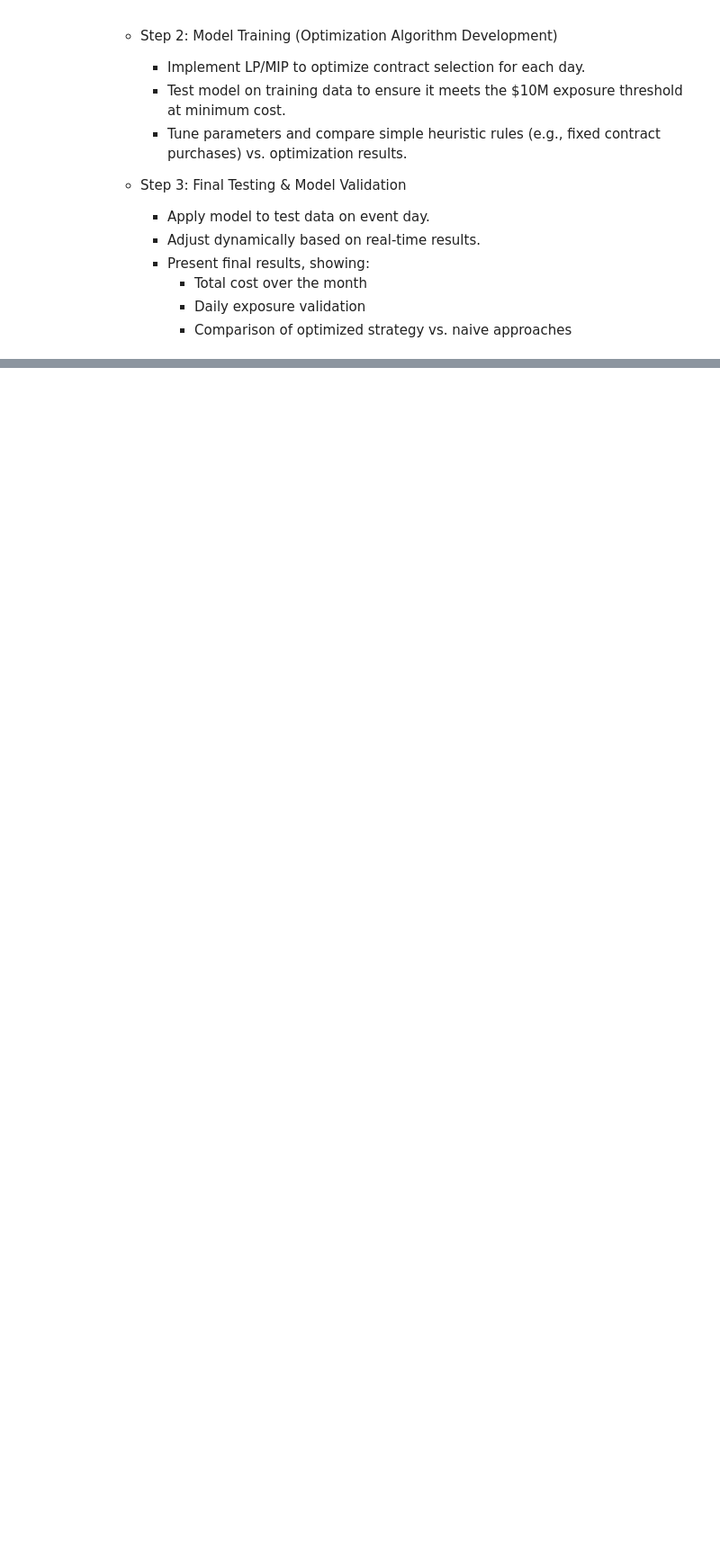
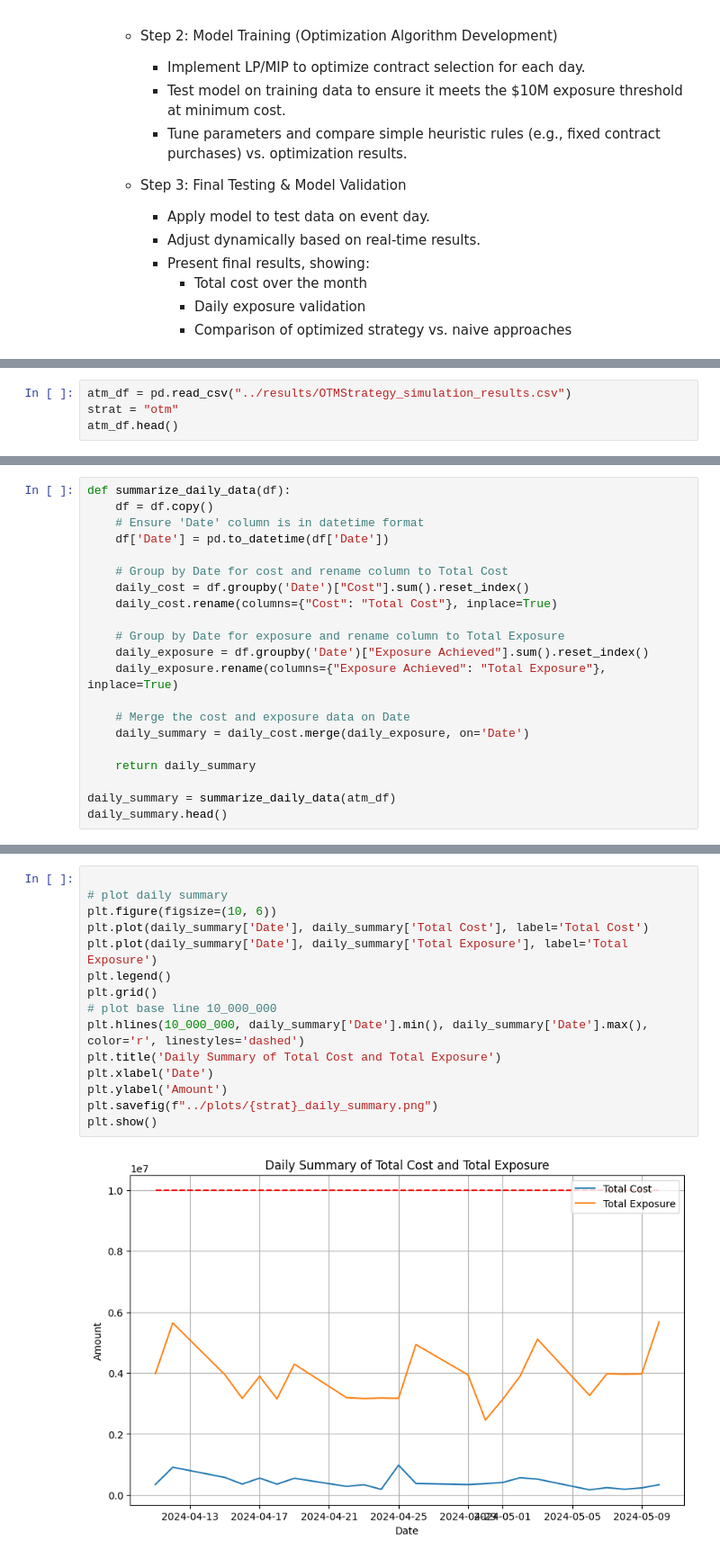
Before and after one commit to Qamil-Mirza/badss-2025-options-alpha-strategy, a Jupyter notebook: notebooks/analysis.ipynb, the cells around one changed output, grey strips where cells are left out. Shown: that part at 90% size. Drawn from its saved outputs; the diff is of its cells as text; blank space fills up the shorter version.

```diff
--- a/notebooks/eda.ipynb
+++ b/notebooks/analysis.ipynb
@@ -335,0 +348,4 @@ Based on our exploratory data analysis (EDA), we now have a clear understanding
+# %%
+atm_df = pd.read_csv("../results/OTMStrategy_simulation_results.csv")
+strat = "otm"
+atm_df.head()
@@ -335,0 +359,21 @@ Based on our exploratory data analysis (EDA), we now have a clear understanding
+# %%
+def summarize_daily_data(df):
+    df = df.copy()
+    # Ensure 'Date' column is in datetime format
+    df['Date'] = pd.to_datetime(df['Date'])
+
+    # Group by Date for cost and rename column to Total Cost
+    daily_cost = df.groupby('Date')["Cost"].sum().reset_index()
+    daily_cost.rename(columns={"Cost": "Total Cost"}, inplace=True)
+
+    # Group by Date for exposure and rename column to Total Exposure
+    daily_exposure = df.groupby('Date')["Exposure Achieved"].sum().reset_index()
+    daily_exposure.rename(columns={"Exposure Achieved": "Total Exposure"}, inplace=True)
+
+    # Merge the cost and exposure data on Date
+    daily_summary = daily_cost.merge(daily_exposure, on='Date')
+
+    return daily_summary
+
+daily_summary = summarize_daily_data(atm_df)
+daily_summary.head()
@@ -335,0 +387,17 @@ Based on our exploratory data analysis (EDA), we now have a clear understanding
+# %%
+
+# plot daily summary
+plt.figure(figsize=(10, 6))
+plt.plot(daily_summary['Date'], daily_summary['Total Cost'], label='Total Cost')
+plt.plot(daily_summary['Date'], daily_summary['Total Exposure'], label='Total Exposure')
+plt.legend()
+plt.grid()
+# plot base line 10_000_000
+plt.hlines(10_000_000, daily_summary['Date'].min(), daily_summary['Date'].max(), color='r', linestyles='dashed')
+plt.title('Daily Summary of Total Cost and Total Exposure')
+plt.xlabel('Date')
+plt.ylabel('Amount')
+plt.savefig(f"../plots/{strat}_daily_summary.png")
+plt.show()
+# %% [output]
+[figure, added]
```
Also changed, not shown: parts of 4 cells of this notebook, 11 other files.
